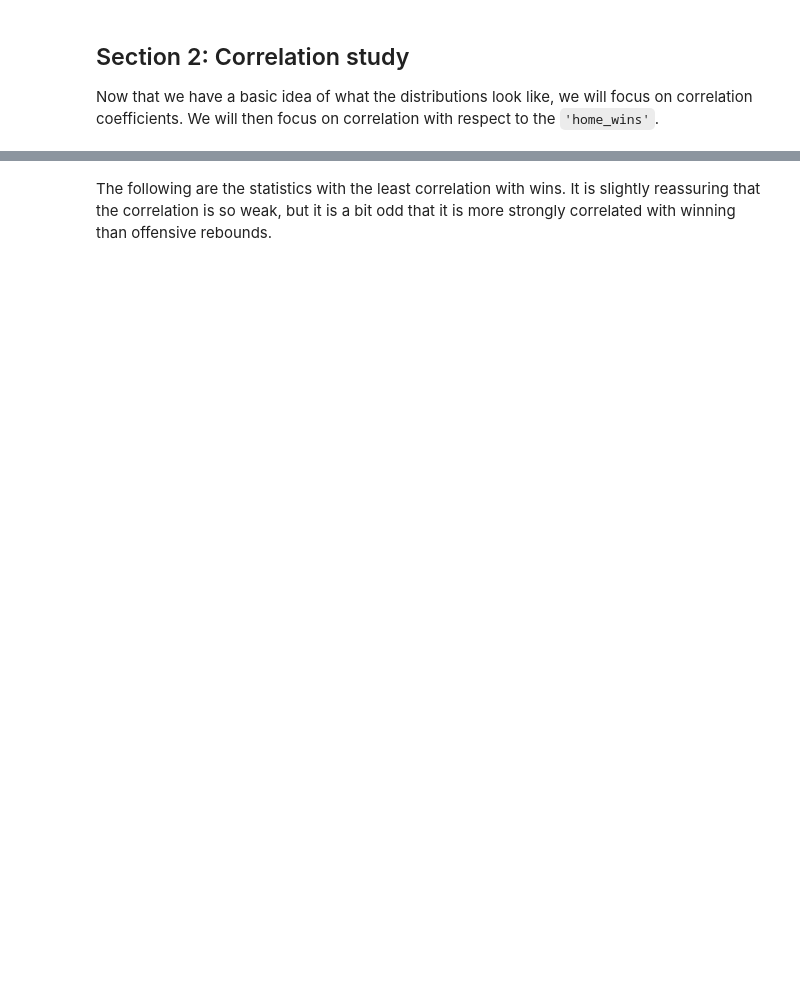
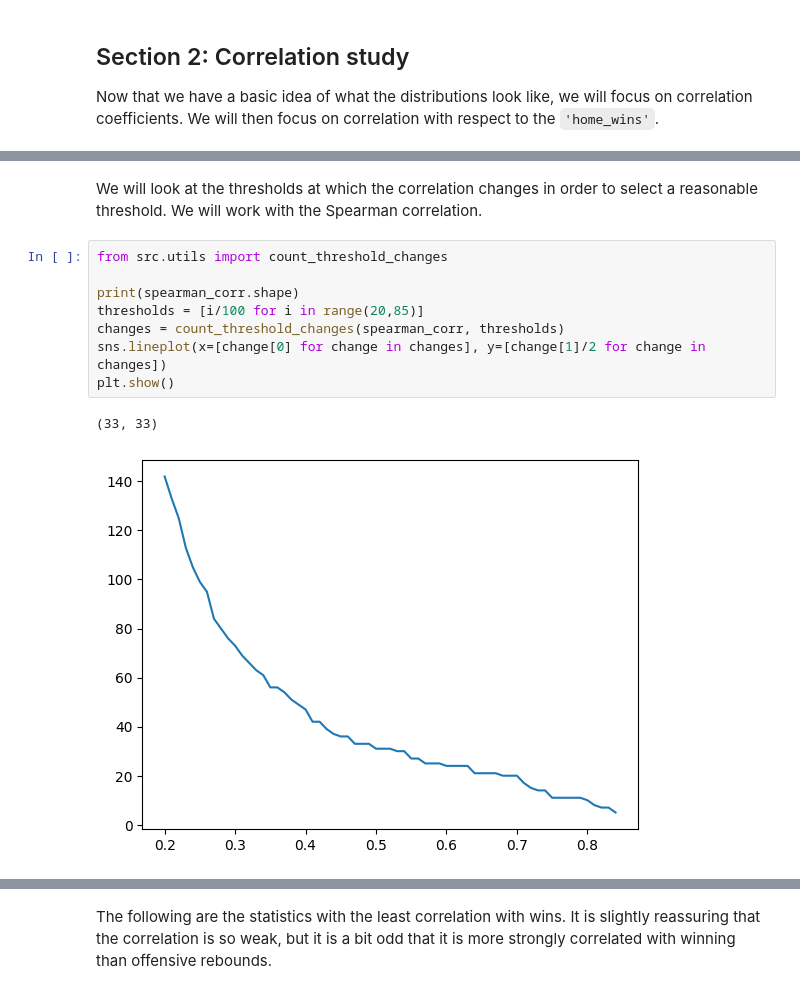
Before and after one commit to smtilson/pp5-ml-dashboard, a Jupyter notebook: jupyter_notebooks/03_Basic_Data_Analytics.ipynb, the cells around one changed output, grey strips where cells are left out. Saved outputs shown, nothing was run; the diff lists cells and outputs as text; blank space fills up the shorter version.

```diff
--- a/jupyter_notebooks/03_Basic_Data_Analytics.ipynb
+++ b/jupyter_notebooks/03_Basic_Data_Analytics.ipynb
@@ -196,0 +153,13 @@ plt.show()
+# %% [markdown]
+We will look at the thresholds at which the correlation changes in order to select a reasonable threshold. We will work with the Spearman correlation.
+# %%
+from src.utils import count_threshold_changes
+
+print(spearman_corr.shape)
+thresholds = [i/100 for i in range(20,85)]
+changes = count_threshold_changes(spearman_corr, thresholds)
+sns.lineplot(x=[change[0] for change in changes], y=[change[1]/2 for change in changes])
+plt.show()
+# %% [output]
+(33, 33)
+[figure, added]
```
Also changed, not shown: parts of 34 cells of this notebook, 3 other files.
